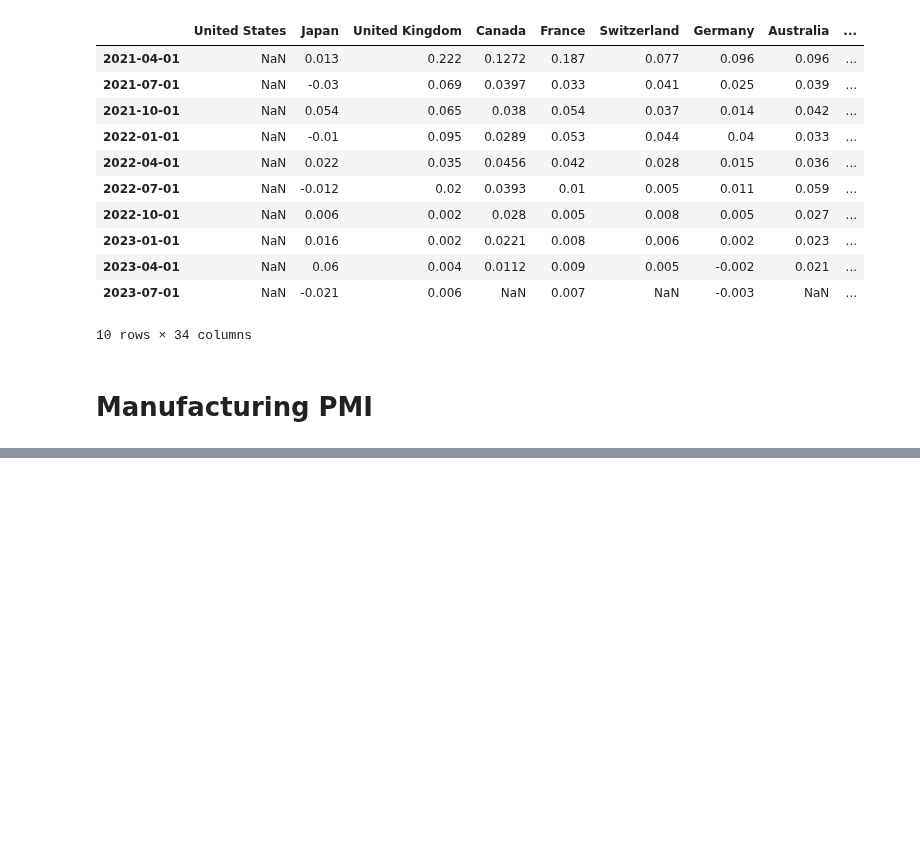
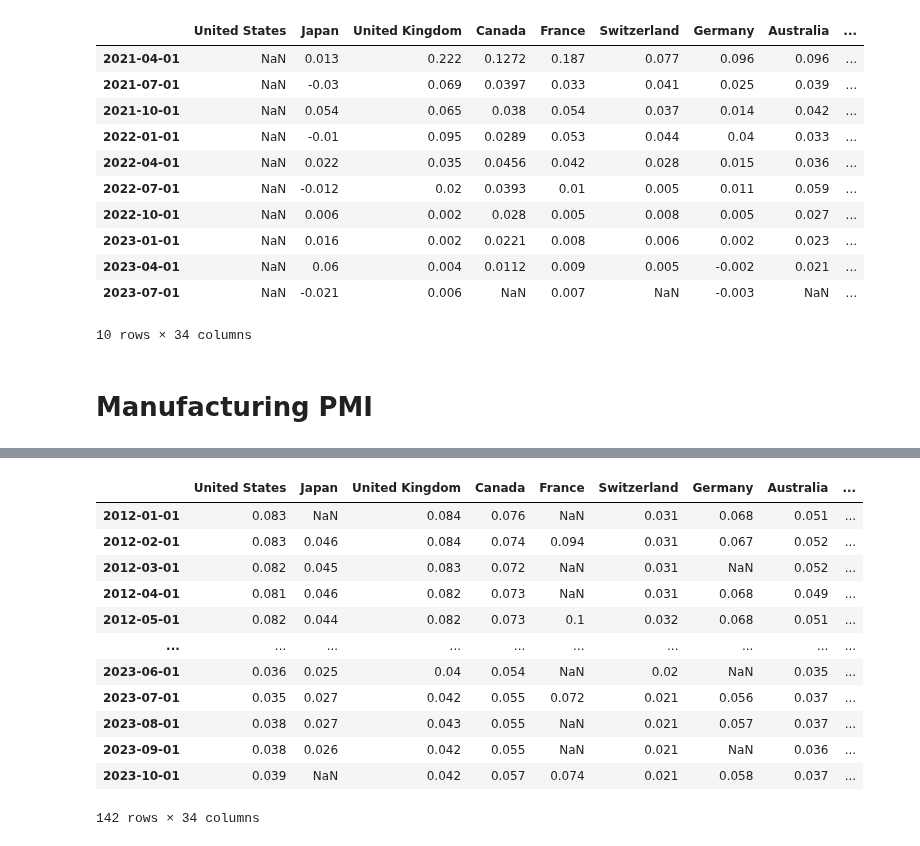
Before and after one commit to lharazin/TFM, a Jupyter notebook: Data/Investing_EconomicCalendar/calendar_preprocessing.ipynb, the cells around one changed output, grey strips where cells are left out. Drawn from its saved outputs; the diff is of its cells as text; code cells hidden in the pictures; blank space fills up the shorter version.

```diff
--- a/Data/Investing_EconomicCalendar/calendar_preprocessing.ipynb
+++ b/Data/Investing_EconomicCalendar/calendar_preprocessing.ipynb
@@ -294,0 +401,5 @@ Avg publish delay:  34 days 02:11:21.702127659
+# %%
+for indicator in grouped_indicators.index:
+    countries = df_processed[df_processed['Indicator'] == indicator].groupby('Country').count().index.shape[0]
+    if countries >= 10:
+        print(indicator, grouped_indicators.loc[indicator, 'Country'], ',', countries)
@@ -294,0 +479,3 @@ Avg publish delay:  34 days 02:11:21.702127659
+# %%
+unemployment_rate = process_monthly_indicator(indicator='Unemployment Rate')
+unemployment_rate.head(30)
@@ -294,0 +504,17 @@ Avg publish delay:  34 days 02:11:21.702127659
+# %%
+df_countries = transform_to_monthly_df_countries(unemployment_rate)
+df_countries
+# %% [output]
+|  | United States | Japan | United Kingdom | Canada | France | Switzerland | Germany | Australia | ... |
+| 2012-01-01 | 0.083 | NaN | 0.084 | 0.076 | NaN | 0.031 | 0.068 | 0.051 | ... |
+| 2012-02-01 | 0.083 | 0.046 | 0.084 | 0.074 | 0.094 | 0.031 | 0.067 | 0.052 | ... |
+| 2012-03-01 | 0.082 | 0.045 | 0.083 | 0.072 | NaN | 0.031 | NaN | 0.052 | ... |
+| 2012-04-01 | 0.081 | 0.046 | 0.082 | 0.073 | NaN | 0.031 | 0.068 | 0.049 | ... |
+| 2012-05-01 | 0.082 | 0.044 | 0.082 | 0.073 | 0.1 | 0.032 | 0.068 | 0.051 | ... |
+| ... | ... | ... | ... | ... | ... | ... | ... | ... | ... |
+| 2023-06-01 | 0.036 | 0.025 | 0.04 | 0.054 | NaN | 0.02 | NaN | 0.035 | ... |
+| 2023-07-01 | 0.035 | 0.027 | 0.042 | 0.055 | 0.072 | 0.021 | 0.056 | 0.037 | ... |
+| 2023-08-01 | 0.038 | 0.027 | 0.043 | 0.055 | NaN | 0.021 | 0.057 | 0.037 | ... |
+| 2023-09-01 | 0.038 | 0.026 | 0.042 | 0.055 | NaN | 0.021 | NaN | 0.036 | ... |
+| 2023-10-01 | 0.039 | NaN | 0.042 | 0.057 | 0.074 | 0.021 | 0.058 | 0.037 | ... |
+142 rows × 34 columns
```
Also changed, not shown: parts of 32 cells of this notebook, 1 other file.
